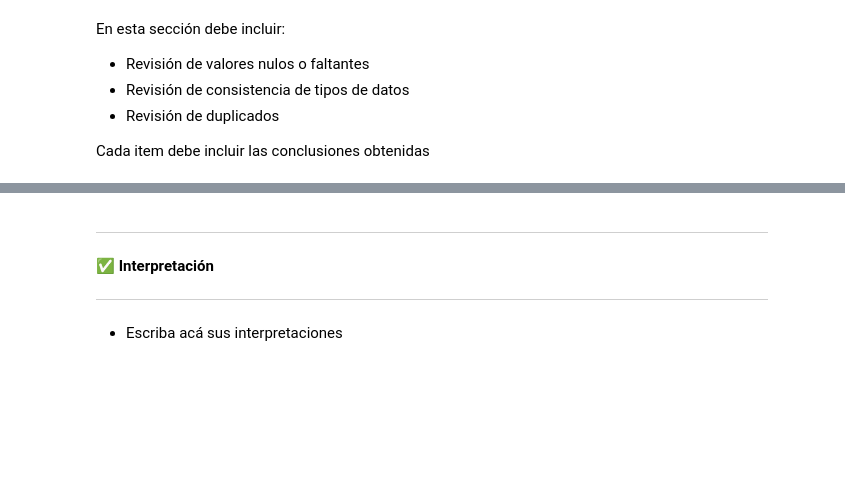
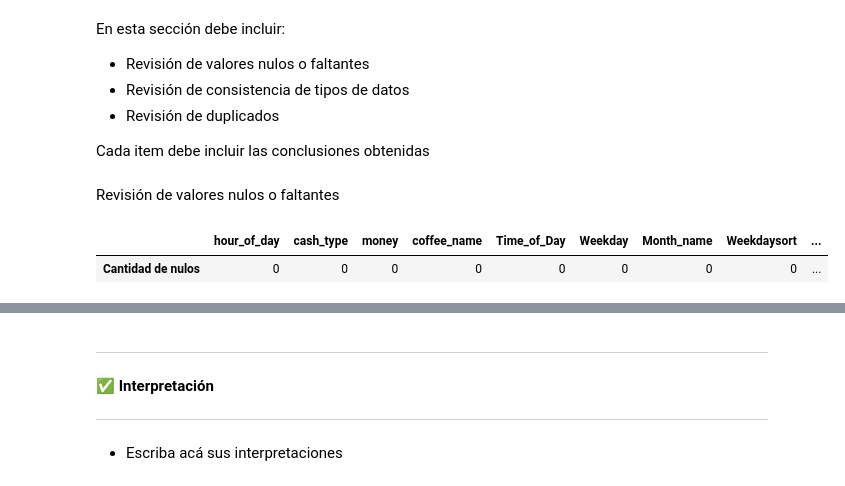
Before and after one commit to kithian/inteligencia_artificial, a Jupyter notebook: 620454_Base_Evaluacion_1_2025_2_AnalisisExploratorio.ipynb, the cells around one changed output, grey strips where cells are left out. Saved outputs shown, nothing was run; the diff lists cells and outputs as text; code cells hidden in the pictures; blank space fills up the shorter version.

```diff
--- a/620454_Base_Evaluacion_1_2025_2_AnalisisExploratorio.ipynb
+++ b/620454_Base_Evaluacion_1_2025_2_AnalisisExploratorio.ipynb
@@ -224,0 +195,10 @@ print("No hay registros duplicados en el dataset")
+# %% [markdown]
+Revisión de valores nulos o faltantes
+# %%
+# Obtenemos mediante el atributo isnull() la cantidad de valores nulos en cada columna del DataFrame
+# Esto funciona como un filtro que devuelve un DataFrame booleano, donde True indica la presencia de un valor nulo
+# Luego, aplicamos el método sum() para contar la cantidad de valores nulos en cada columna
+pd.DataFrame(data_frame.isnull().sum(), columns=["Cantidad de nulos"]).T
+# %% [output]
+|  | hour_of_day | cash_type | money | coffee_name | Time_of_Day | Weekday | Month_name | Weekdaysort | ... |
+| Cantidad de nulos | 0 | 0 | 0 | 0 | 0 | 0 | 0 | 0 | ... |
```
Also changed, not shown: parts of 17 cells of this notebook.
